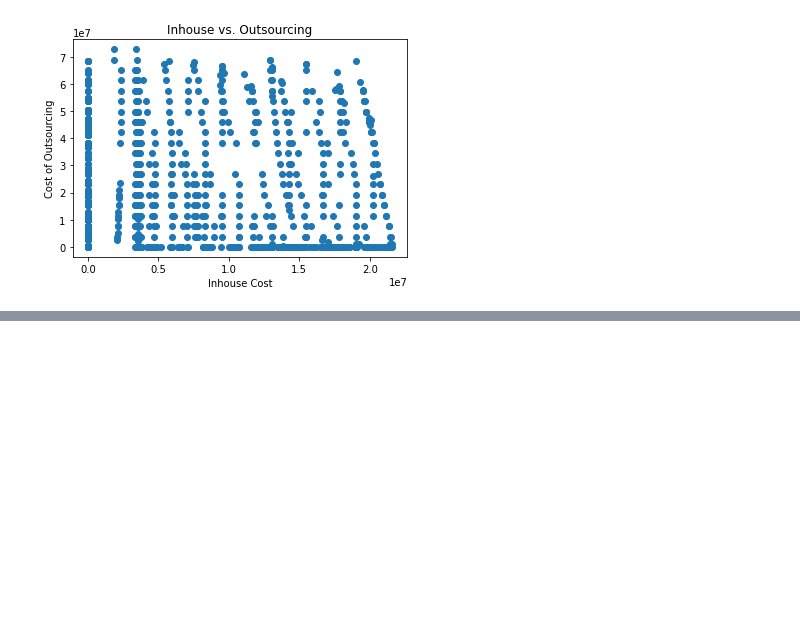
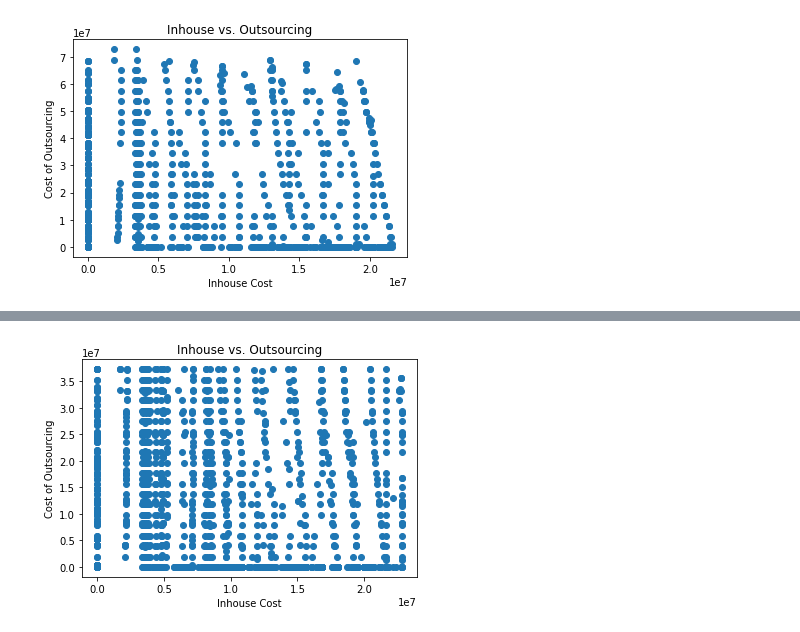
Before and after one commit to dkabe/SC_Resilience, a Jupyter notebook: Notebooks/E_constraint.ipynb, the cells around one changed output, grey strips where cells are left out. Saved outputs shown, nothing was run; the diff lists cells and outputs as text; code cells hidden in the pictures; blank space fills up the shorter version.

```diff
--- a/Notebooks/E_constraint.ipynb
+++ b/Notebooks/E_constraint.ipynb
@@ -175,0 +220,8 @@ plt.show()
+# %%
+plt.scatter(x,y)
+plt.xlabel("Inhouse Cost")
+plt.ylabel("Cost of Outsourcing")
+plt.title("Inhouse vs. Outsourcing")
+plt.show()
+# %% [output]
+[figure, added]
```
Also changed, not shown: parts of 9 cells of this notebook, 22 other files.
